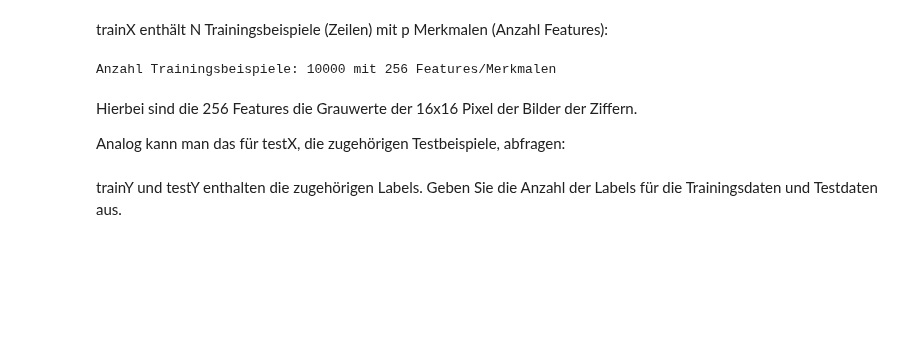
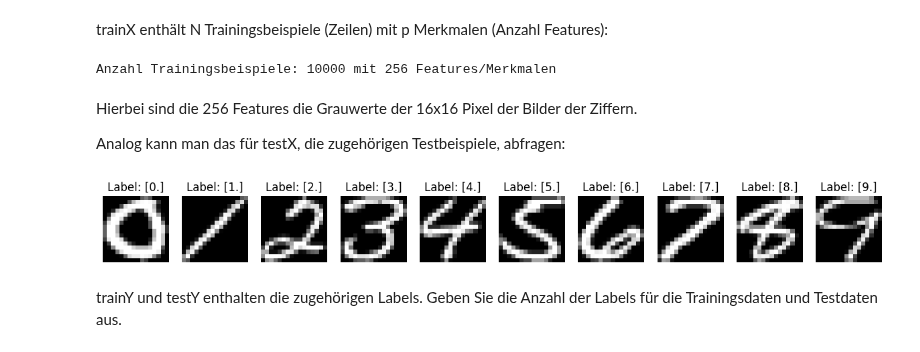
Before and after one commit to MortizK/LaTeX, a Jupyter notebook: DHBW/sem4/DataSci/jupyter/kNN_stud.ipynb, the cells around one changed output. Drawn from its saved outputs; the diff is of its cells as text; code cells hidden in the pictures; blank space fills up the shorter version.

```diff
--- a/DHBW/sem4/DataSci/jupyter/kNN_stud.ipynb
+++ b/DHBW/sem4/DataSci/jupyter/kNN_stud.ipynb
@@ -9,7 +9,7 @@ import h5py
 import numpy as np
 
 # load the data
-f = h5py.File("usps_data.hdf5",'r+')
+f = h5py.File("../doc/usps_data.hdf5",'r+')
 trainX = np.array(f.get('trainX'))
 trainY = np.array(f.get('trainY'))
 testX = np.array(f.get('testX'))
@@ -30,6 +28,18 @@ Hierbei sind die 256 Features die Grauwerte der 16x16 Pixel der Bilder der Ziffe
 Analog kann man das für testX, die zugehörigen Testbeispiele, abfragen:
 # %%
 # todo
+import matplotlib.pyplot as plt
+# Visualisierung 1 zufälliges Trainingsbeispiel für jede Klasse mit Seed für Reproduzierbarkeit
+np.random.seed(42)
+fig, axes = plt.subplots(1, 10, figsize=(15, 3))
+for i in range(10):
+    idx = np.random.choice(np.where(trainY == i)[0])
+    axes[i].imshow(trainX[idx].reshape(16, 16).transpose(), cmap='gray')
+    axes[i].set_title(f"Label: {trainY[idx]}")
+    axes[i].axis('off')
+plt.show()
+# %% [output]
+[figure, added]
 # %% [markdown]
 trainY und testY enthalten die zugehörigen Labels. Geben Sie die Anzahl der Labels für die Trainingsdaten und Testdaten aus.
 # %%
```
Also changed, not shown: parts of 15 cells of this notebook, 4 other files.
